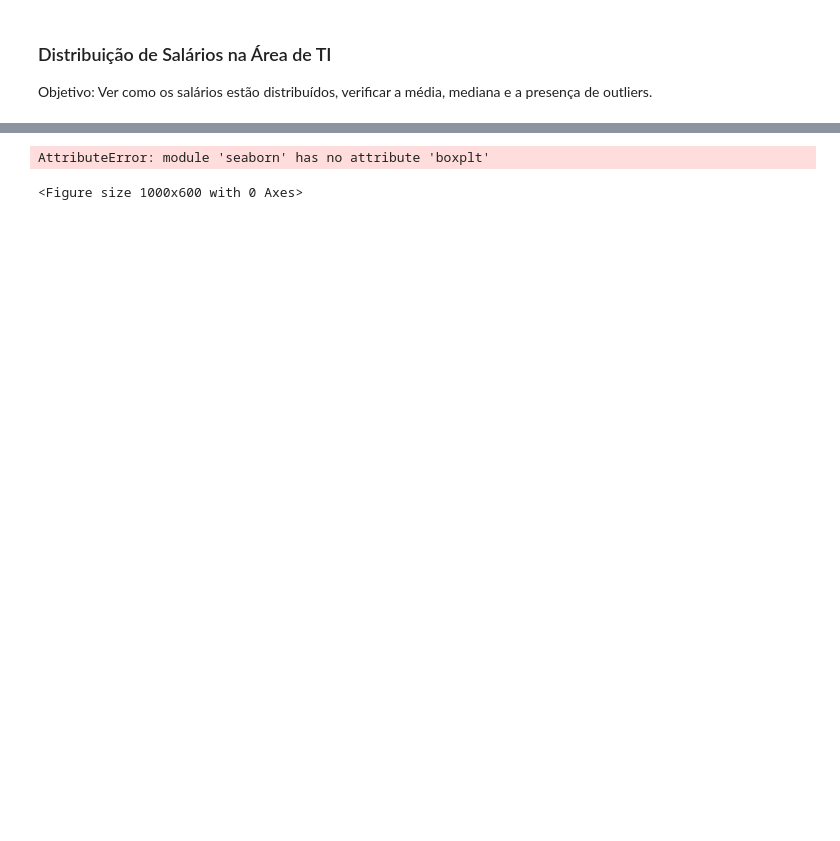
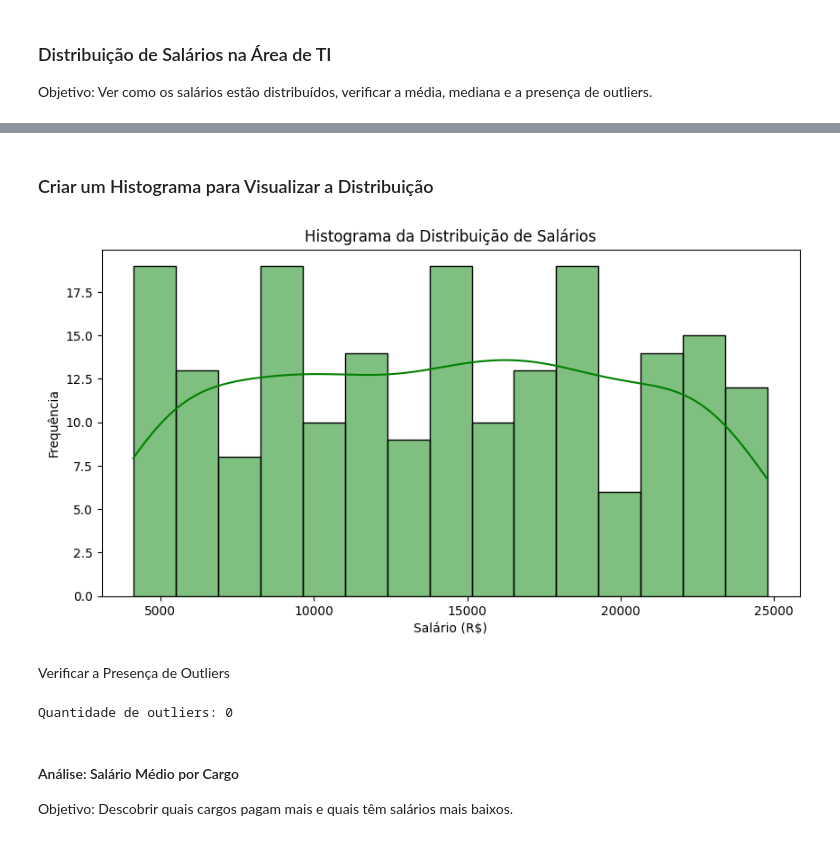
Before and after one commit to GuilhermeFer29/Analise_exploratotria_dados, a Jupyter notebook: analise_exploratoria.ipynb, the cells around one changed output, grey strips where cells are left out. Cells and saved outputs as stored; diff of their text form; code cells hidden in the pictures; blank space fills up the shorter version.

```diff
--- a/analise_exploratoria.ipynb
+++ b/analise_exploratoria.ipynb
@@ -13,12 +54,36 @@ Objetivo: Ver como os salários estão distribuídos, verificar a média, median
+# %% [markdown]
+### Criar um Histograma para Visualizar a Distribuição
 # %%
-plt.figure(figsize=(10, 6))
+plt.figure(figsize=(10, 5))
 
-sns.boxplt(x=df['Salário'])
+sns.histplot(df['Salário'], bins=15 , kde=True, color= 'green')
 
-plt.title('Distribuição de Salários')
+plt.title('Histograma da Distribuição de Salários')
 plt.xlabel('Salário (R$)')
 plt.ylabel('Frequência')
 plt.show()
 # %% [output]
-AttributeError: module 'seaborn' has no attribute 'boxplt'
-<Figure size 1000x600 with 0 Axes>
+[figure, added]
+# %% [markdown]
+ Verificar a Presença de Outliers
+# %%
+q1 = df['Salário'].quantile(0.25)
+q3 = df['Salário'].quantile(0.75)
+iqr = q3 - q1 #intervalo interquartil
+
+limite_inferior = q1 - 1.5 * iqr
+limite_superior = q3 + 1.5 * iqr
+
+
+# Filtrar os outliers
+
+outliers = df[(df["Salário"] < limite_inferior) | (df["Salário"] > limite_superior)]
+
+outliers
+print(f"Quantidade de outliers: {len(outliers)}")
+# %% [output]
+Quantidade de outliers: 0
+# %% [markdown]
+#### Análise: Salário Médio por Cargo
+
+Objetivo: Descobrir quais cargos pagam mais e quais têm salários mais baixos.
```
Also changed, not shown: parts of 23 cells of this notebook.
